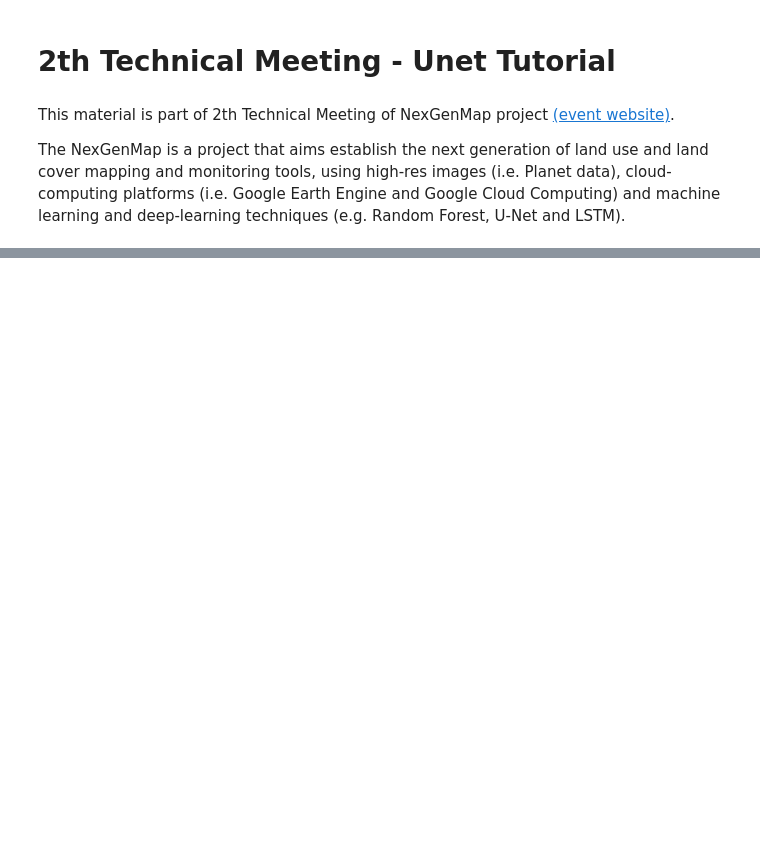
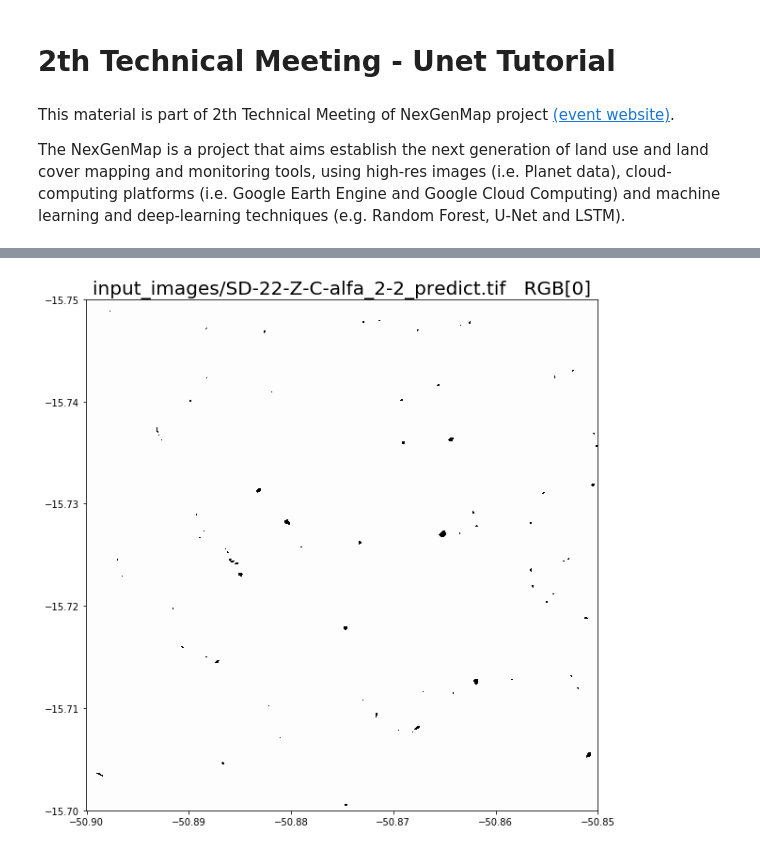
Before and after one commit to NexGenMap/tutorial-sessions, a Jupyter notebook: 02-2th_Technical_Meeting_U-net.ipynb, the cells around one changed output, grey strips where cells are left out. Cells and saved outputs as stored; diff of their text form; code cells hidden in the pictures; blank space fills up the shorter version.

```diff
--- a/02-2th_Technical_Meeting_U-net.ipynb
+++ b/02-2th_Technical_Meeting_U-net.ipynb
@@ -70,0 +172,4 @@ avg / total       0.99      0.98      0.98    320000
+# %%
+nexutil.vis_image('input_images/SD-22-Z-C-alfa_2-2_predict.tif', bands=[0])
+# %% [output]
+[figure, added]
```
Also changed, not shown: parts of 45 cells of this notebook, 2 other files.
